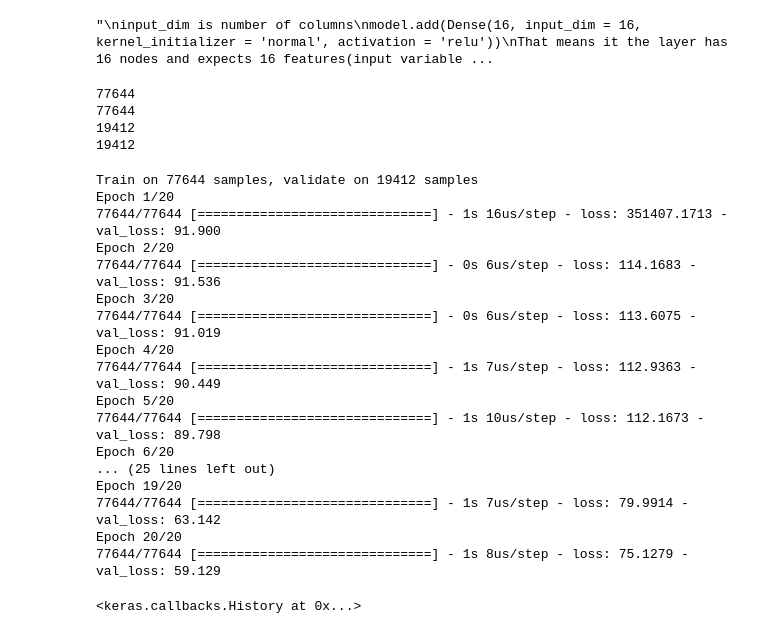
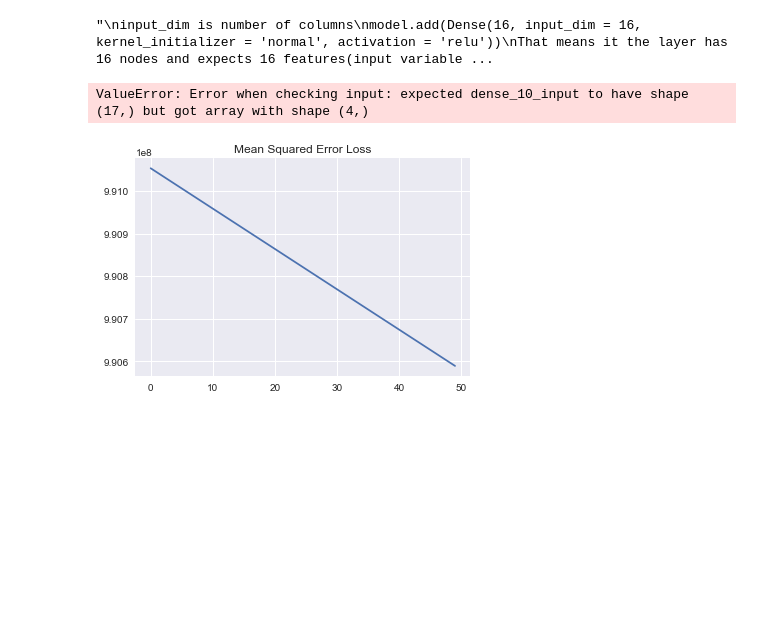
Before and after one commit to CraigFan96/CIS545, a Jupyter notebook: NN.ipynb, the cells around one changed output. Drawn from its saved outputs; the diff is of its cells as text; code cells hidden in the pictures; blank space fills up the shorter version.

```diff
--- a/NN.ipynb
+++ b/NN.ipynb
@@ -34,12 +39,29 @@ tf.set_random_seed(random_state)
 # %%
 engine = sqlite3.connect('DB')
+
 train_x = pd.read_sql("""
-SELECT *
+SELECT Store, Dept, Date, IsHoliday
 FROM train_x
 """, engine)
+
 train_y = pd.read_sql("""
 SELECT *
 FROM train_y
+""", engine)
+
+test = pd.read_sql("""
+SELECT *
+FROM test
+""", engine)
+
+baseTrain_x = pd.read_sql("""
+SELECT *
+FROM baseTrain_x
+""", engine)
+
+baseTrain_y = pd.read_sql("""
+SELECT *
+FROM baseTrain_y
 """, engine)
 
 train_size = 0.8
@@ -122,11 +115,11 @@ print(len(train_x.columns))
 # %%
-def baseline_model():
+def baseline_model(lossFunc):
     model = Sequential()
-    model.add(Dense(20, input_dim = 17, kernel_initializer = 'normal', activation = 'relu'))
+    model.add(Dense(5, input_dim = 4, kernel_initializer = 'normal', activation = 'relu'))
     model.add(Dense(3, activation = 'relu'))
     model.add(Dense(1, kernel_initializer = 'normal'))
 
-    model.compile(loss = 'hinge', optimizer = 'adam')
+    model.compile(loss = lossFunc, optimizer = 'adam', metrics = ['accuracy'])
     return model
 # %%
 """
@@ -152,16 +145,6 @@ scores = model.evaluate(test_X, test_Y)
 """
 # %% [output]
 "\ninput_dim is number of columns\nmodel.add(Dense(16, input_dim = 16, kernel_initializer = 'normal', activation = 'relu'))\nThat means it the layer has 16 nodes and expects 16 features(input variable ...
-# %%
-print(len(x_train))
-print(len(y_train))
-print(len(x_test))
-print(len(y_test))
-# %% [output]
-77644
-77644
-19412
-19412
 # %%
 # seed = 7
 # np.random.seed(seed)
@@ -170,24 +153,16 @@ print(len(y_test))
 # results = cross_val_score(estimator, x_train, y_train, cv=kfold)
 # print("Results: %.2f (%.2f) MSE" % (results.mean(), results.std()))
 
-trainedModel = baseline_model()
-trainedModel.fit(x_train, y_train, validation_data = (x_test, y_test), epochs = 20, batch_size = 250)
+theModel = baseline_model('mean_squared_error')
+trainedModel = theModel.fit(x_train, y_train, validation_data = (x_test, y_test), epochs = 50, batch_size = 300)
 # %% [output]
-Train on 77644 samples, validate on 19412 samples
-Epoch 1/20
-77644/77644 [==============================] - 1s 16us/step - loss: 351407.1713 - val_loss: 91.900
-Epoch 2/20
-77644/77644 [==============================] - 0s 6us/step - loss: 114.1683 - val_loss: 91.536
-Epoch 3/20
-77644/77644 [==============================] - 0s 6us/step - loss: 113.6075 - val_loss: 91.019
-Epoch 4/20
-77644/77644 [==============================] - 1s 7us/step - loss: 112.9363 - val_loss: 90.449
-Epoch 5/20
-77644/77644 [==============================] - 1s 10us/step - loss: 112.1673 - val_loss: 89.798
-Epoch 6/20
-... (25 lines left out)
-Epoch 19/20
-77644/77644 [==============================] - 1s 7us/step - loss: 79.9914 - val_loss: 63.142
-Epoch 20/20
-77644/77644 [==============================] - 1s 8us/step - loss: 75.1279 - val_loss: 59.129
+ValueError: Error when checking input: expected dense_10_input to have shape (17,) but got array with shape (4,)
-<keras.callbacks.History at 0x...>
+# %%
+#MSE loss vals over epochs
+lossVals = trainedModel.history['loss']
+epochList = [x for x in range(len(history.history['loss']))]
+plt.title('Mean Squared Error Loss')
+plt.plot(epochList, lossVals)
+plt.show()
+# %% [output]
+[figure, added]
```
Also changed, not shown: parts of 16 cells of this notebook, 1 other file.
